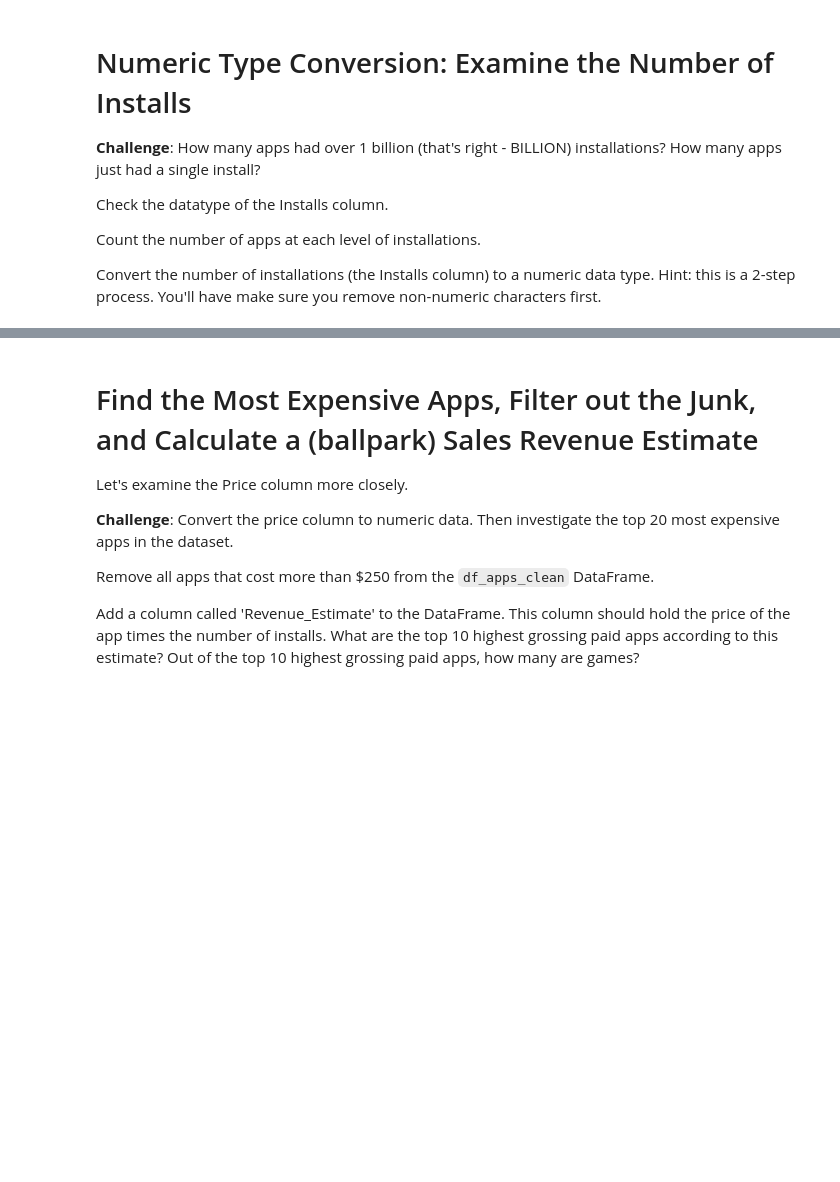
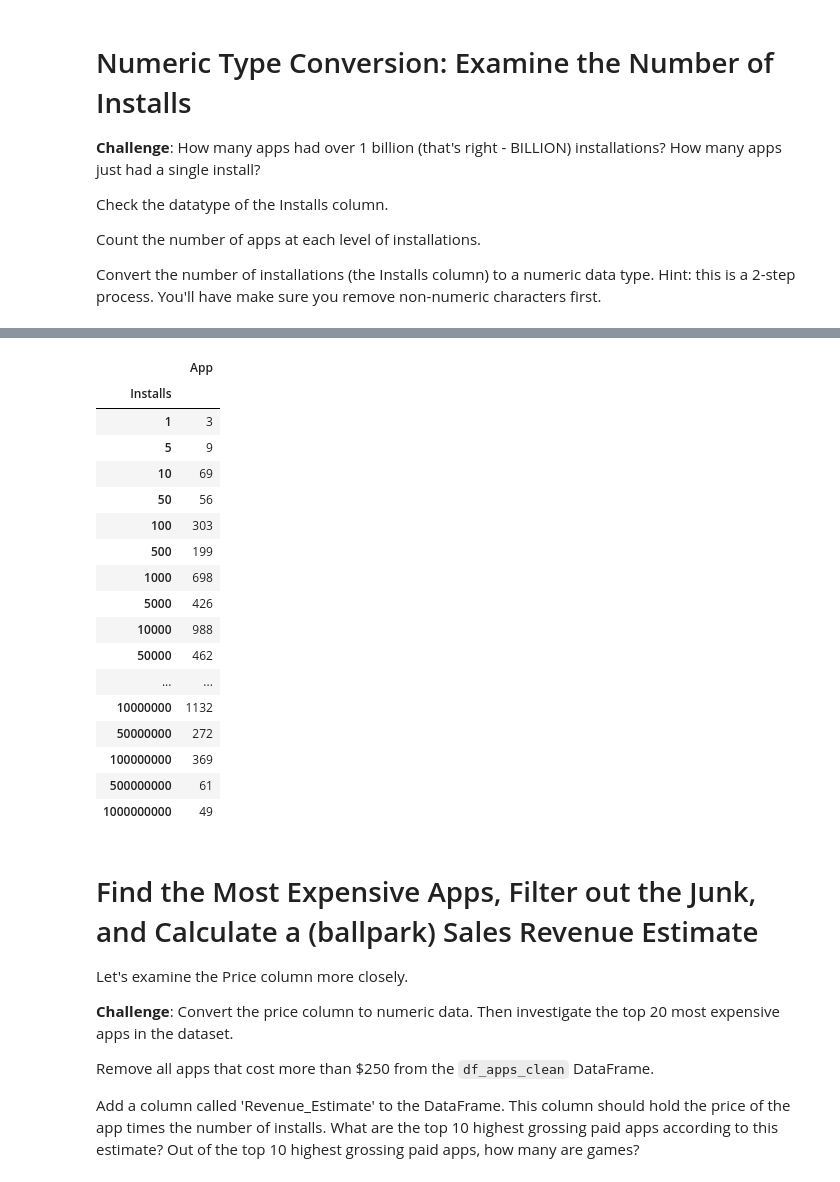
Before and after one commit to Sid72020123/Learn-Python---Udemy, a Jupyter notebook: src/Day 76/Google_Play_Store_App_Analytics.ipynb, the cells around one changed output, grey strips where cells are left out. Cells and saved outputs as stored; diff of their text form; code cells hidden in the pictures; blank space fills up the shorter version.

```diff
--- a/src/Day 76/Google_Play_Store_App_Analytics.ipynb
+++ b/src/Day 76/Google_Play_Store_App_Analytics.ipynb
@@ -213,3 +245,24 @@ Convert the number of installations (the Installs column) to a numeric data type
+# %%
+df_apps_clean[['App', 'Installs']].groupby('Installs').count()
+# %% [output]
+|  | App |
+| Installs |  |
+| 1 | 3 |
+| 5 | 9 |
+| 10 | 69 |
+| 50 | 56 |
+| 100 | 303 |
+| 500 | 199 |
+| 1000 | 698 |
+| 5000 | 426 |
+| 10000 | 988 |
+| 50000 | 462 |
+| ... | ... |
+| 10000000 | 1132 |
+| 50000000 | 272 |
+| 100000000 | 369 |
+| 500000000 | 61 |
+| 1000000000 | 49 |
 # %% [markdown]
 # Find the Most Expensive Apps, Filter out the Junk, and Calculate a (ballpark) Sales Revenue Estimate
 
```
Also changed, not shown: parts of 3 cells of this notebook.
